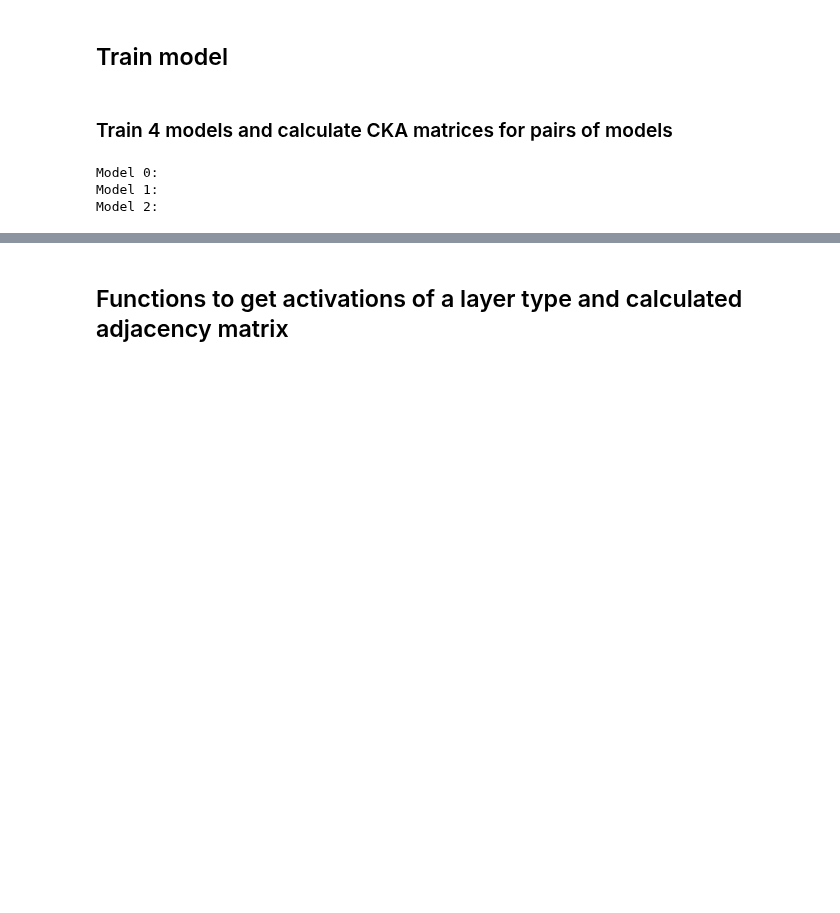
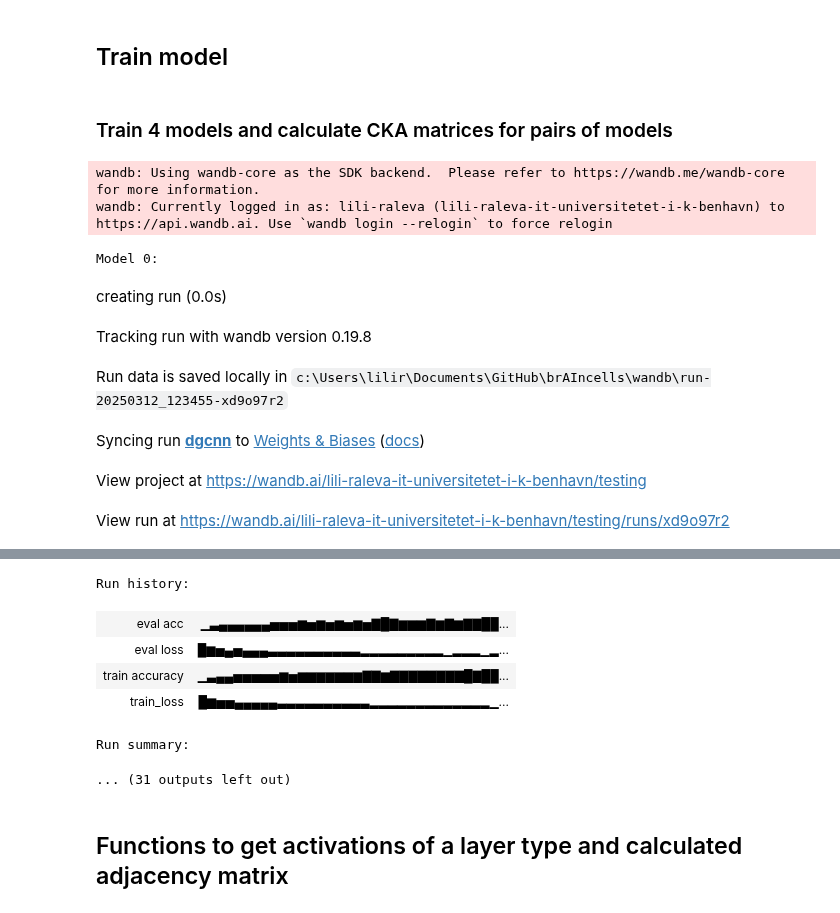
Before and after one commit to AlbinoLoaf/brAIncells, a Jupyter notebook: model_enviroment.ipynb, the cells around one changed output, grey strips where cells are left out. Saved outputs shown, nothing was run; the diff lists cells and outputs as text; code cells hidden in the pictures; blank space fills up the shorter version.

Commit message:
testing wandb

```diff
--- a/model_enviroment.ipynb
+++ b/model_enviroment.ipynb
@@ -144,7 +146,7 @@ def plot_matrix(title,matrix_data,xlabel,ylabel):
 ### Train 4 models and calculate CKA matrices for pairs of models
 # %%
 mods = []
-
+wandb.login()
 def train_models(model,modeltrainer,num_models=1,new =False, prints=False):
     """
     Training a model with random initialisation but consitent parameters.
@@ -178,17 +180,27 @@ def train_models(model,modeltrainer,num_models=1,new =False, prints=False):
             if not os.path.exists(model_path) and not new:
                 print(f"Could not resolve path: {model_path}")
             trainer = modeltrainer()
+
             mods.append(trainer.train_model(tmp_mod, train_loader, val_loader, learning_rate=lr,path=path,name=modelname,
                                             w_decay=w_decay,epochs=epochs, prints=prints, modrun=i))
+
         else:
             tmp_mod.load_state_dict(torch.load(model_path))
             tmp_mod.eval()
             mods.append([tmp_mod,[]])
 
 
-# Training 4 models
-train_models(DGCNN,TrainNN,num_models=modruns,prints=plot, new=new_models)
+#train_models(DGCNN,TrainNN,num_models=1,prints=plot, new=True)
 # %% [output]
-Model 0:
-Model 1:
-Model 2:
+wandb: Using wandb-core as the SDK backend.  Please refer to https://wandb.me/wandb-core for more information.
+wandb: Currently logged in as: lili-raleva (lili-raleva-it-universitetet-i-k-benhavn) to https://api.wandb.ai. Use `wandb login --relogin` to force relogin
+# %%
+train_models(DGCNN, TrainNN, num_models=3, prints=True, new=True)
+# %% [output]
+Model 0:
+creating run (0.0s)
+Tracking run with wandb version 0.19.8
+Run data is saved locally in c:\Users\lilir\Documents\GitHub\brAIncells\wandb\run-20250312_123455-xd9o97r2
+Syncing run dgcnn to Weights & Biases (docs)
+View project at https://wandb.ai/lili-raleva-it-universitetet-i-k-benhavn/testing
+View run at https://wandb.ai/lili-raleva-it-universitetet-i-k-benhavn/testing/runs/xd9o97r2
@@ -195,3 +225,10 @@ Model 2:
+Run history:
+| eval acc | ▁▃▄▄▄▄▄▄▅▅▅▆▅▆▅▆▅▆▅▇█▇▆▆▆▇▆▇▆▇▇██... |
+| eval loss | █▆▅▄▅▄▄▄▃▃▃▃▃▃▃▃▃▃▂▂▂▂▂▂▂▂▂▁▂▂▂▁▂... |
+| train accuracy | ▁▃▄▄▅▅▅▅▅▆▅▆▆▆▆▆▆▆▇▇▆▇▇▇▇▇▇▇▇█▇██... |
+| train_loss | █▆▅▅▄▄▄▄▄▃▃▃▃▃▃▃▃▃▃▂▂▂▂▂▂▂▂▂▂▂▂▂▁... |
+Run summary:
+... (31 outputs left out)
 # %% [markdown]
 ## Functions to get activations of a layer type and calculated adjacency matrix
 # %%
```
Also changed, not shown: parts of 7 cells of this notebook.
